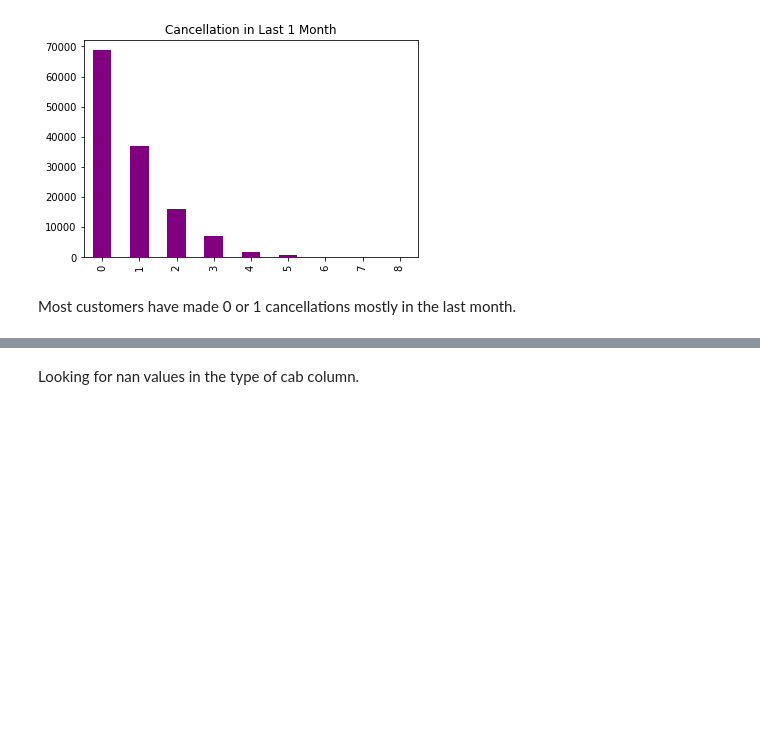
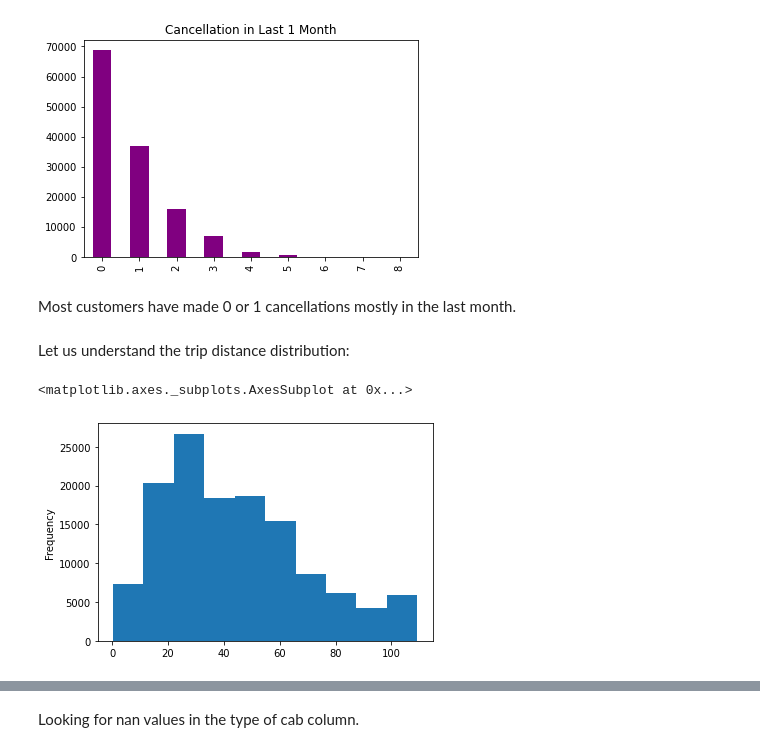
Before and after one commit to sspaulc/TAXI-MOBILITY-SURGE-PRICE-PREDICTION, a Jupyter notebook: Taxi_Price_Surge_Prediction.ipynb, the cells around one changed output, grey strips where cells are left out. Cells and saved outputs as stored; diff of their text form; code cells hidden in the pictures; blank space fills up the shorter version.

```diff
--- a/Taxi_Price_Surge_Prediction.ipynb
+++ b/Taxi_Price_Surge_Prediction.ipynb
@@ -174,3 +174,10 @@ Text(0.5, 1.0, 'Cancellation in Last 1 Month')
 [figure]
 # %% [markdown]
 Most customers have made 0 or 1 cancellations mostly in the last month.
+# %% [markdown]
+Let us understand the trip distance distribution:
+# %%
+data['Trip_Distance'].plot(kind='hist')
+# %% [output]
+<matplotlib.axes._subplots.AxesSubplot at 0x...>
+[figure, added]
```
Also changed, not shown: parts of 65 cells of this notebook.
